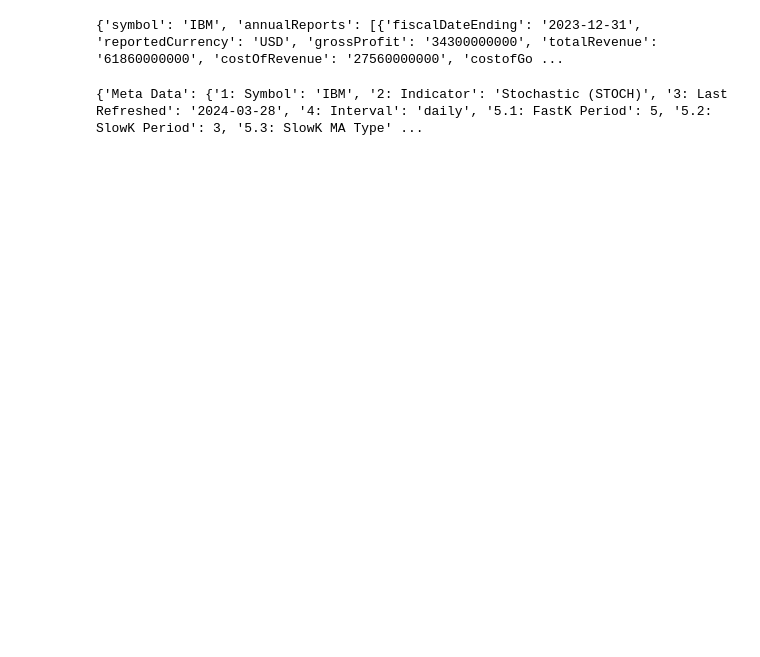
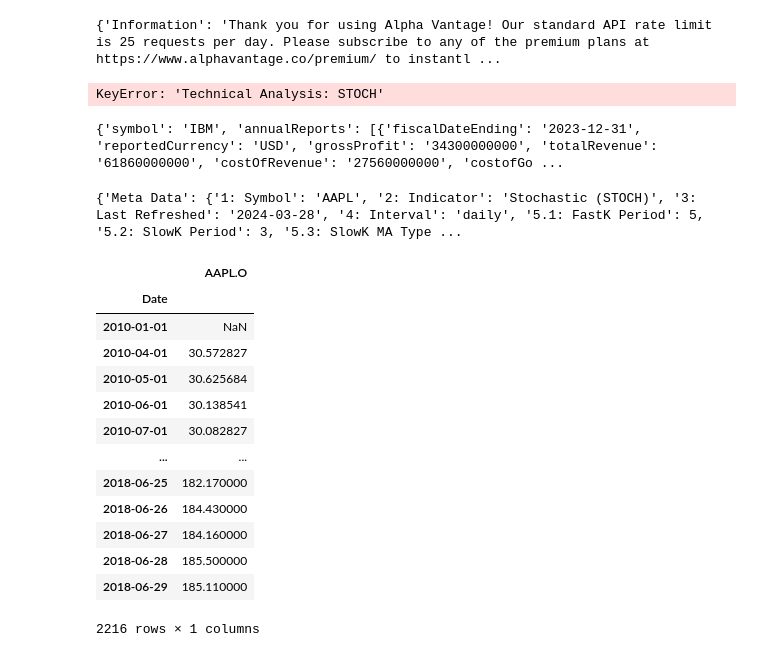
Before and after one commit to albertarielw/qf2103, a Jupyter notebook: hmm/data.ipynb, the cells around one changed output. Saved outputs shown, nothing was run; the diff lists cells and outputs as text; code cells hidden in the pictures; blank space fills up the shorter version.

```diff
--- a/hmm/data.ipynb
+++ b/hmm/data.ipynb
@@ -2,0 +6,37 @@ API_KEY_ALPHA_VANTAGE = "VVMFMVN8OC34Z66G"
+# %%
+def add_features(input_file, api_urls, api_paths):
+    df = pd.read_csv(input_file, index_col=0, parse_dates=True)
+    for (url, paths) in zip(api_urls, api_paths):
+        r = requests.get(url)
+        data = r.json()
+        print(data)
+        for path in paths:
+            data = data[path]
+        new_df = pd.DataFrame(data).transpose()
+        new_df.index = pd.to_datetime(new_df.index)
+        df = pd.merge(df, new_df, left_index=True, right_index=True, how='left')
+    return df
+
+input_file = 'apple.csv'
+api_urls = [
+    f'https://www.alphavantage.co/query?function=STOCH&symbol=AAPL&interval=daily&apikey={API_KEY_ALPHA_VANTAGE}',
+    f'https://www.alphavantage.co/query?function=RSI&symbol=AAPL&interval=daily&time_period=10&series_type=open&apikey={API_KEY_ALPHA_VANTAGE}',
+    f'https://www.alphavantage.co/query?function=ADX&symbol=AAPL&interval=daily&time_period=10&apikey={API_KEY_ALPHA_VANTAGE}',
+    f'https://www.alphavantage.co/query?function=CCI&symbol=AAPL&interval=daily&time_period=10&apikey={API_KEY_ALPHA_VANTAGE}',
+    f'https://www.alphavantage.co/query?function=AROON&symbol=AAPL&interval=daily&time_period=14&apikey={API_KEY_ALPHA_VANTAGE}',
+    f'https://www.alphavantage.co/query?function=BBANDS&symbol=AAPL&interval=weekly&time_period=4&series_type=close&nbdevup=3&nbdevdn=3&apikey={API_KEY_ALPHA_VANTAGE}'
+    ]
+api_paths = [
+    ['Technical Analysis: STOCH'],
+    ['Technical Analysis: RSI'],
+    ['Technical Analysis: ADX'],
+    ['Technical Analysis: CCI'],
+    ['Technical Analysis: AROON'],
+    ['Technical Analysis: BBANDS']
+    ]
+
+df = add_features(input_file, api_urls, api_paths)
+df
+# %% [output]
+{'Information': 'Thank you for using Alpha Vantage! Our standard API rate limit is 25 requests per day. Please subscribe to any of the premium plans at https://www.alphavantage.co/premium/ to instantl ...
+KeyError: 'Technical Analysis: STOCH'
@@ -11,10 +53,28 @@ print(data)
 # %% [output]
 {'symbol': 'IBM', 'annualReports': [{'fiscalDateEnding': '2023-12-31', 'reportedCurrency': 'USD', 'grossProfit': '34300000000', 'totalRevenue': '61860000000', 'costOfRevenue': '27560000000', 'costofGo ...
 # %%
-url = 'https://www.alphavantage.co/query?function=STOCH&symbol=IBM&interval=daily&apikey=' + API_KEY_ALPHA_VANTAGE
+url = 'https://www.alphavantage.co/query?function=STOCH&symbol=AAPL&interval=daily&apikey=' + API_KEY_ALPHA_VANTAGE
 r = requests.get(url)
-data = r.json()
+stoch_data = r.json()
 
-print(data)
+print(stoch_data)
 # %% [output]
-{'Meta Data': {'1: Symbol': 'IBM', '2: Indicator': 'Stochastic (STOCH)', '3: Last Refreshed': '2024-03-28', '4: Interval': 'daily', '5.1: FastK Period': 5, '5.2: SlowK Period': 3, '5.3: SlowK MA Type' ...
+{'Meta Data': {'1: Symbol': 'AAPL', '2: Indicator': 'Stochastic (STOCH)', '3: Last Refreshed': '2024-03-28', '4: Interval': 'daily', '5.1: FastK Period': 5, '5.2: SlowK Period': 3, '5.3: SlowK MA Type ...
+# %%
+apple = pd.read_csv('apple.csv', index_col=0, parse_dates=True)
+apple
+# %% [output]
+|  | AAPL.O |
+| Date |  |
+| 2010-01-01 | NaN |
+| 2010-04-01 | 30.572827 |
+| 2010-05-01 | 30.625684 |
+| 2010-06-01 | 30.138541 |
+| 2010-07-01 | 30.082827 |
+| ... | ... |
+| 2018-06-25 | 182.170000 |
+| 2018-06-26 | 184.430000 |
+| 2018-06-27 | 184.160000 |
+| 2018-06-28 | 185.500000 |
+| 2018-06-29 | 185.110000 |
+2216 rows × 1 columns
```
Also changed, not shown: parts of 8 cells of this notebook, 1 other file.
